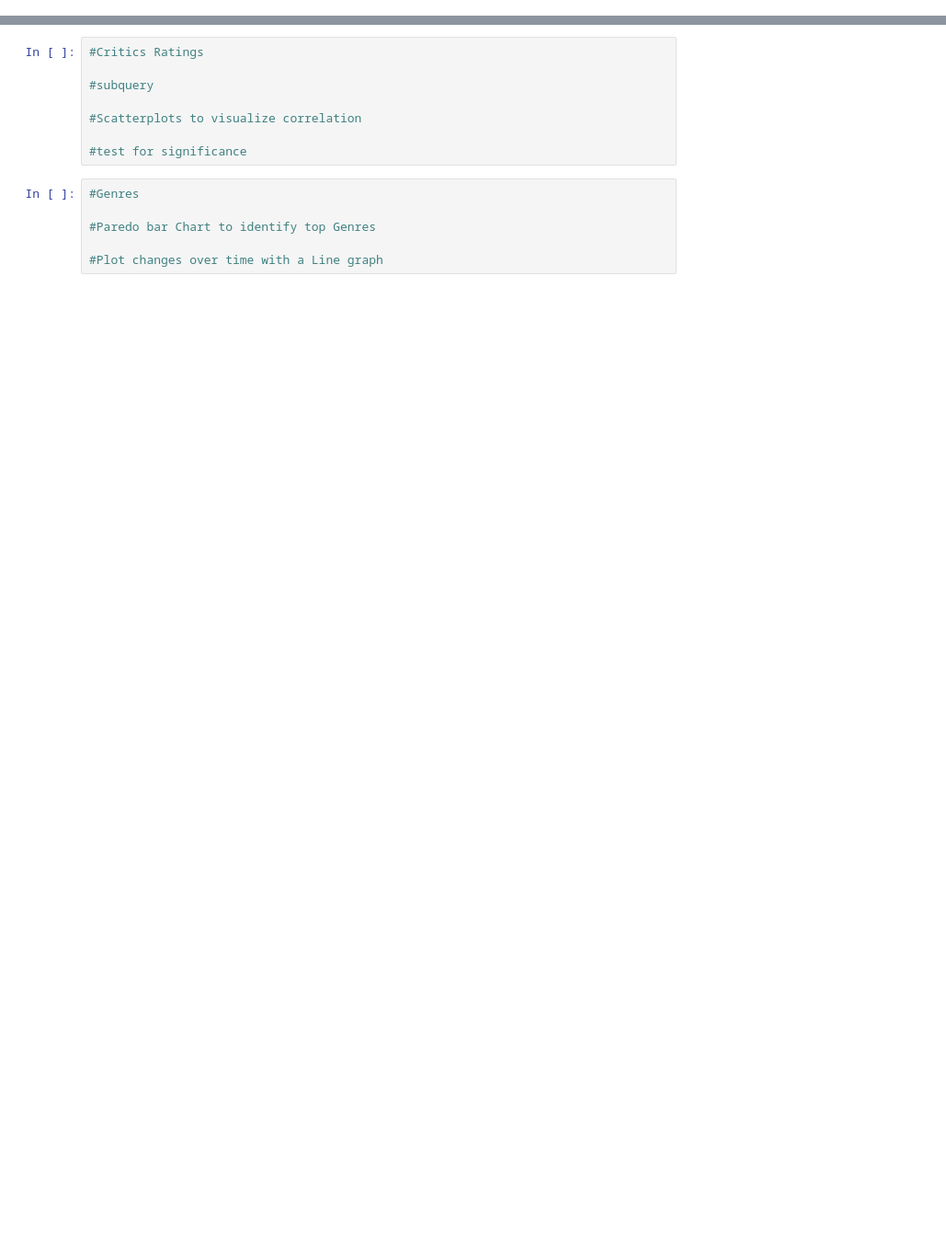
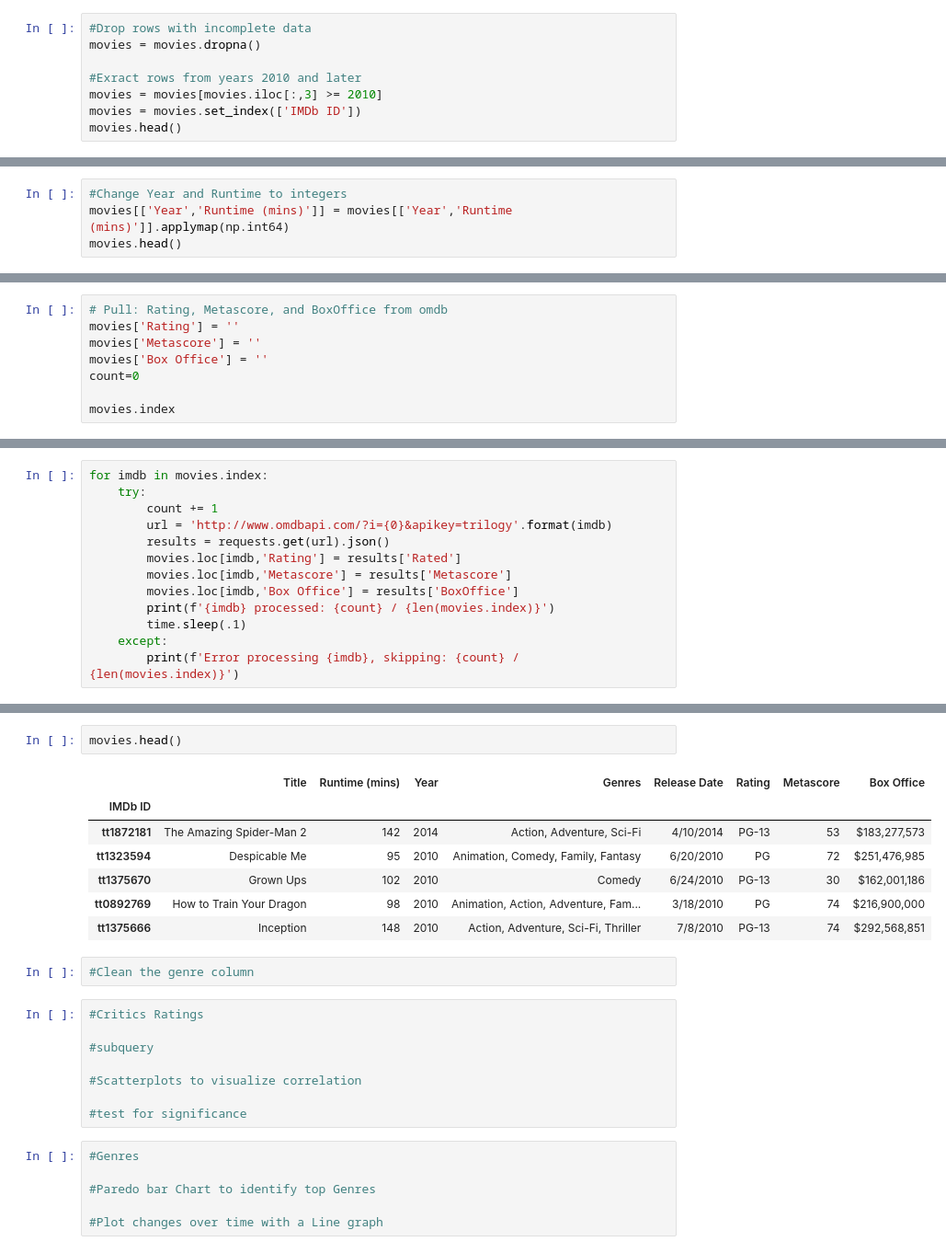
Before and after one commit to Mpalmese/ProjectRepo, a Jupyter notebook: Basecode.ipynb, the cells around one changed output, grey strips where cells are left out. Shown at 92% size. Drawn from its saved outputs; the diff is of its cells as text; blank space fills up the shorter version.

```diff
--- a/Basecode.ipynb
+++ b/Basecode.ipynb
@@ -4,0 +44,8 @@
+# %%
+#Drop rows with incomplete data
+movies = movies.dropna()
+
+#Exract rows from years 2010 and later
+movies = movies[movies.iloc[:,3] >= 2010]
+movies = movies.set_index(['IMDb ID'])
+movies.head()
@@ -4,0 +60,4 @@
+# %%
+#Change Year and Runtime to integers
+movies[['Year','Runtime (mins)']] = movies[['Year','Runtime (mins)']].applymap(np.int64)
+movies.head()
@@ -4,0 +72,8 @@
+# %%
+# Pull: Rating, Metascore, and BoxOffice from omdb
+movies['Rating'] = ''
+movies['Metascore'] = ''
+movies['Box Office'] = ''
+count=0
+
+movies.index
@@ -4,0 +87,13 @@
+# %%
+for imdb in movies.index:
+    try:
+        count += 1
+        url = 'http://www.omdbapi.com/?i={0}&apikey=trilogy'.format(imdb)
+        results = requests.get(url).json()
+        movies.loc[imdb,'Rating'] = results['Rated']
+        movies.loc[imdb,'Metascore'] = results['Metascore']
+        movies.loc[imdb,'Box Office'] = results['BoxOffice']
+        print(f'{imdb} processed: {count} / {len(movies.index)}')
+        time.sleep(.1)
+    except:
+        print(f'Error processing {imdb}, skipping: {count} / {len(movies.index)}')
@@ -5,3 +118,15 @@
+# %%
+movies.head()
+# %% [output]
+|  | Title | Runtime (mins) | Year | Genres | Release Date | Rating | Metascore | Box Office |
+| IMDb ID |  |  |  |  |  |  |  |  |
+| tt1872181 | The Amazing Spider-Man 2 | 142 | 2014 | Action, Adventure, Sci-Fi | 4/10/2014 | PG-13 | 53 | $183,277,573 |
+| tt1323594 | Despicable Me | 95 | 2010 | Animation, Comedy, Family, Fantasy | 6/20/2010 | PG | 72 | $251,476,985 |
+| tt1375670 | Grown Ups | 102 | 2010 | Comedy | 6/24/2010 | PG-13 | 30 | $162,001,186 |
+| tt0892769 | How to Train Your Dragon | 98 | 2010 | Animation, Action, Adventure, Fam... | 3/18/2010 | PG | 74 | $216,900,000 |
+| tt1375666 | Inception | 148 | 2010 | Action, Adventure, Sci-Fi, Thriller | 7/8/2010 | PG-13 | 74 | $292,568,851 |
+# %%
+#Clean the genre column
 # %%
 #Critics Ratings
 
```
Also changed, not shown: parts of 12 cells of this notebook.
